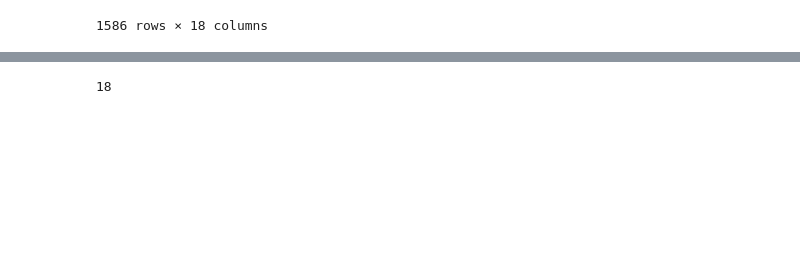
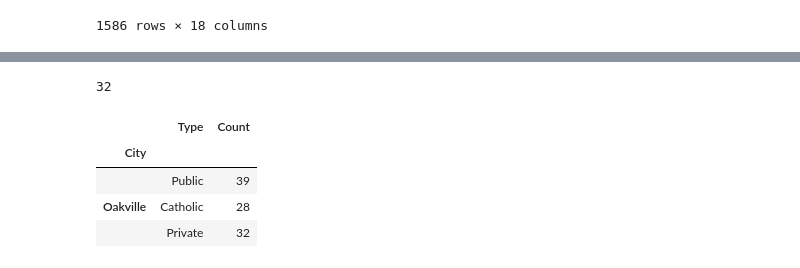
Before and after one commit to MaisieDeGraaf/oakville-housing-analysis, a Jupyter notebook: Code-Pooja/Housing.ipynb, the cells around one changed output, grey strips where cells are left out. Cells and saved outputs as stored; diff of their text form; code cells hidden in the pictures; blank space fills up the shorter version.

```diff
--- a/Code-Pooja/Housing.ipynb
+++ b/Code-Pooja/Housing.ipynb
@@ -471,4 +480,5 @@ oakville_public_schools
 # %%
-oakville_public_schools_count = len(oakville_public_schools.count())
+#Count of Oakville Public Schools
+oakville_public_schools_count = len(oakville_public_schools)
 oakville_public_schools_count
 # %% [output]
@@ -475,0 +486,3 @@ oakville_public_schools_count
+# %%
+oakville_catholic_schools = public_schools.loc[(public_schools['School Type']=='Catholic') & (public_schools['City']=='Oakville')]
+oakville_catholic_schools
@@ -475,0 +508,4 @@ oakville_public_schools_count
+# %%
+#Count of Oakville Catholic Schools
+oakville_catholic_schools_count = len(oakville_catholic_schools)
+oakville_catholic_schools_count
@@ -516,7 +555,23 @@ oakville_private_schools
 | 1528 | Wildwood Academy | 666300 | NaN | Robert Hamilton | NaN | NaN | 2250 Sheridan Garden Dr | ... |
 | 1555 | World Life Education Inc | 665040 | Offers credits toward the Ontario... | Lubna Zaidi | 300 | NaN | 2896 South Sheridan Way Way | ... |
 # %%
-oakville_private_schools_count = len(oakville_private_schools.count())
+#Count of Oakville Private Schools
+oakville_private_schools_count = len(oakville_private_schools)
 oakville_private_schools_count
 # %% [output]
-18
+32
+# %%
+#Create a DataFrame for Schools:
+
+Oakville_schools = pd.DataFrame({'City': ['','Oakville',''],
+                          'Type': ['Public','Catholic','Private'],
+                          'Count': [oakville_public_schools_count, oakville_catholic_schools_count, oakville_private_schools_count]
+                         })
+Oakville_schools = Oakville_schools.set_index(['City'])
+Oakville_schools
+# %% [output]
+|  | Type | Count |
+| City |  |  |
+|  | Public | 39 |
+| Oakville | Catholic | 28 |
+|  | Private | 32 |
```
Also changed, not shown: parts of 8 cells of this notebook, 2 other files.
